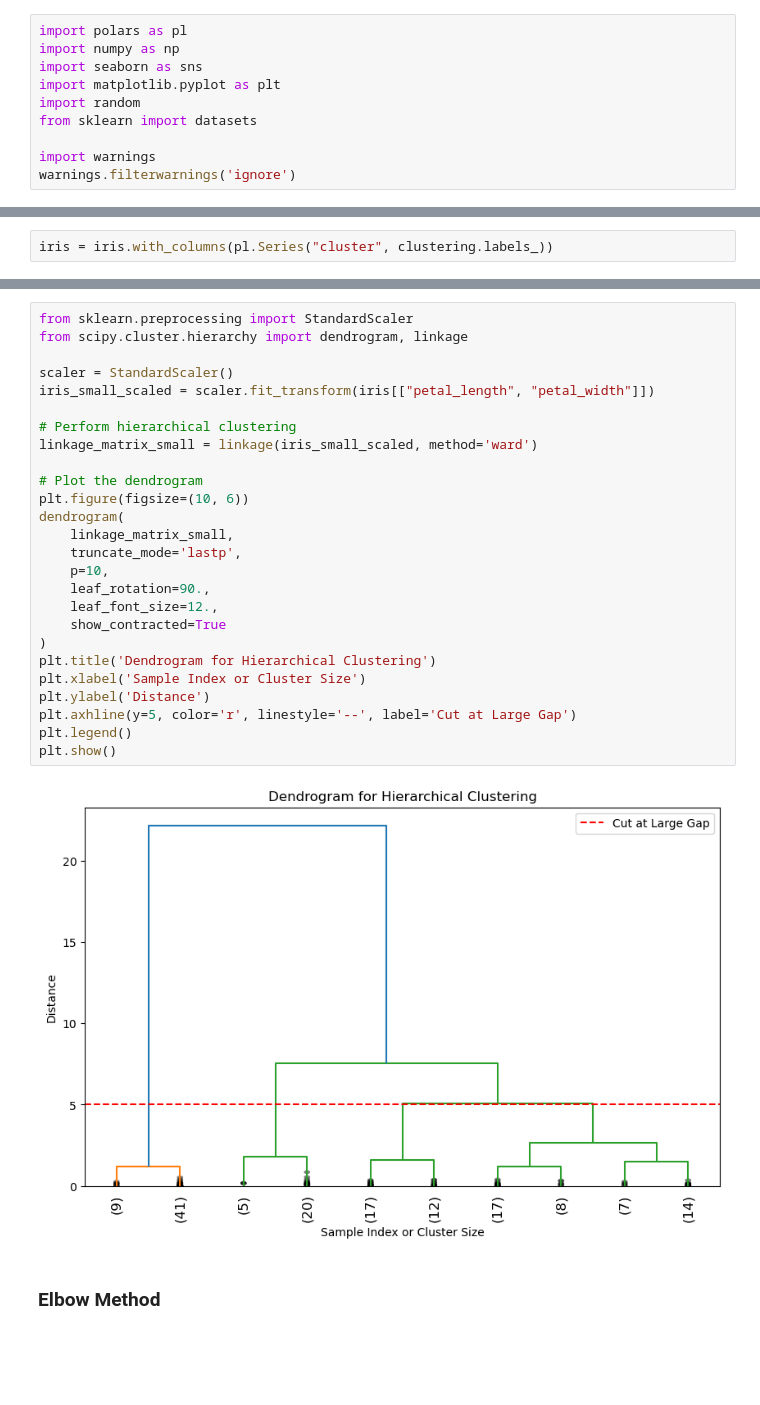
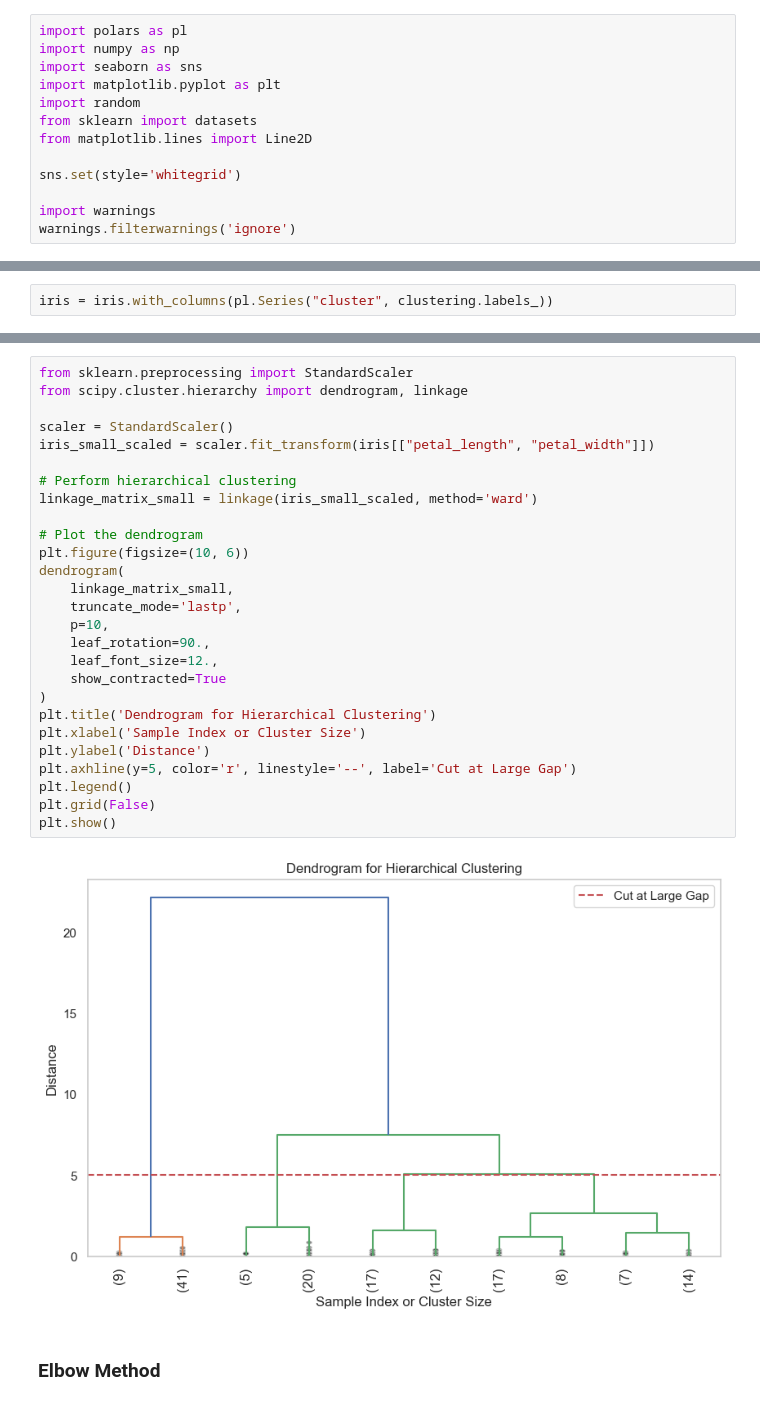
Before and after one commit to DS-100/fa26-student, a Jupyter notebook: lec/lec25/lec25.ipynb, the cells around one changed output, grey strips where cells are left out. Drawn from its saved outputs; the diff is of its cells as text; blank space fills up the shorter version.

```diff
--- a/lec/lec25/lec25.ipynb
+++ b/lec/lec25/lec25.ipynb
@@ -11,6 +11,9 @@ import seaborn as sns
 import matplotlib.pyplot as plt
 import random
 from sklearn import datasets
+from matplotlib.lines import Line2D
+
+sns.set(style='whitegrid')
 
 import warnings
 warnings.filterwarnings('ignore')
@@ -662,31 +705,32 @@ plot_dendrogram(clustering, labels=clustering.labels_)
 # %%
 from sklearn.preprocessing import StandardScaler
 from scipy.cluster.hierarchy import dendrogram, linkage
 
 scaler = StandardScaler()
 iris_small_scaled = scaler.fit_transform(iris[["petal_length", "petal_width"]])
 
 # Perform hierarchical clustering
 linkage_matrix_small = linkage(iris_small_scaled, method='ward')
 
 # Plot the dendrogram
 plt.figure(figsize=(10, 6))
 dendrogram(
     linkage_matrix_small,
     truncate_mode='lastp',
     p=10,
     leaf_rotation=90.,
     leaf_font_size=12.,
     show_contracted=True
 )
 plt.title('Dendrogram for Hierarchical Clustering')
 plt.xlabel('Sample Index or Cluster Size')
 plt.ylabel('Distance')
 plt.axhline(y=5, color='r', linestyle='--', label='Cut at Large Gap')
 plt.legend()
+plt.grid(False)
 plt.show()
 # %% [output]
-[figure, old version]
+[figure, new version]
 # %% [markdown]
 ### Elbow Method
 # %%
```
Also changed, not shown: parts of 41 cells of this notebook, 1 other file.
